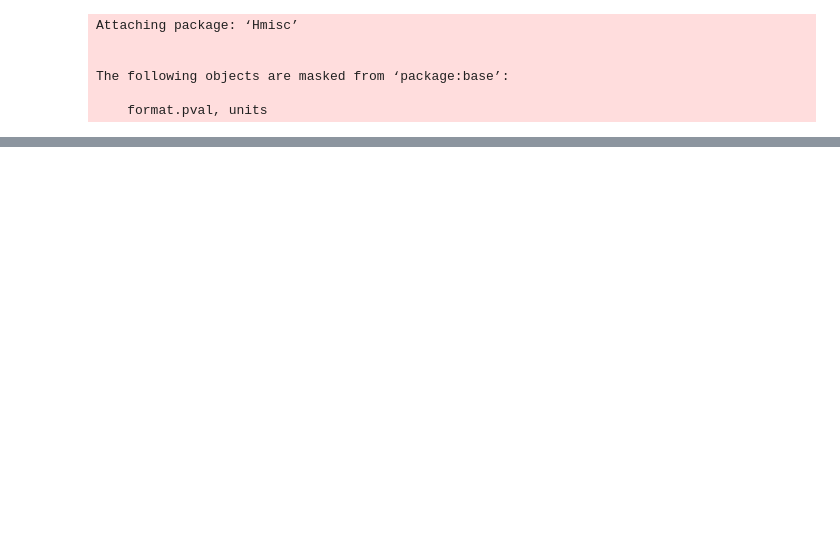
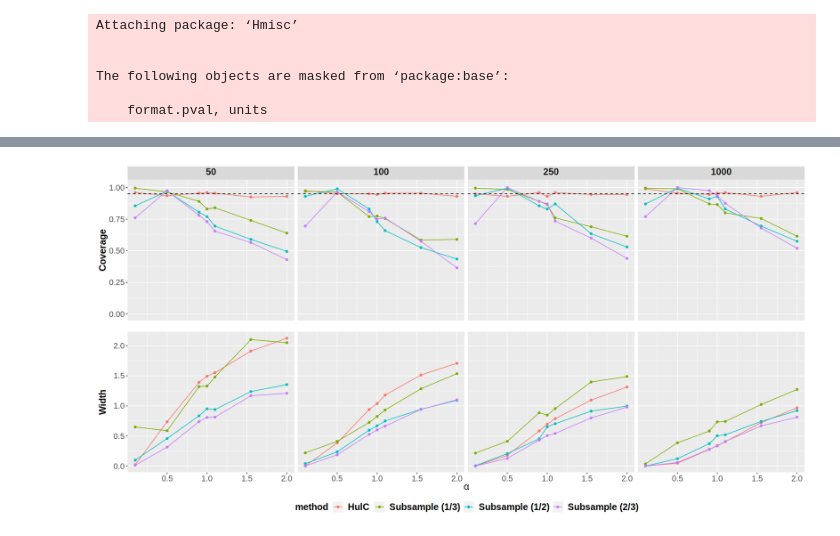
Before and after one commit to Arun-Kuchibhotla/HulC, a Jupyter notebook: R/HulC for Quantile Regression.ipynb, the cells around one changed output, grey strips where cells are left out. Saved outputs shown, nothing was run; the diff lists cells and outputs as text; code cells hidden in the pictures; blank space fills up the shorter version.

Commit message:
Quantile regression
Updated with one more sample size of 50.

```diff
--- a/R/HulC for Quantile Regression.ipynb
+++ b/R/HulC for Quantile Regression.ipynb
@@ -239,7 +257,7 @@ Confidence_Interval = function(dat,b,N=150,alpha,beta=(9:1)/10){
 }
 
 nrep <- 200
-nsamp_seq <- c(100, 250, 1000)
+nsamp_seq <- c(50, 100, 250, 1000)
 alpha_seq <- c(seq(0.1, 0.9, length = 3), 1, seq(1.1, 2, length = 3))
 methods <- c("HulC", "Subsample (1/3)", "Subsample (1/2)", "Subsample (2/3)")
 grid_new <- expand.grid(rep = 1:nrep, method = methods, nsamp = nsamp_seq, alpha = alpha_seq, width = 0, coverage = 0)
@@ -333,0 +315,39 @@ p2 <- ggplot(data = avg_width_cov, aes(x = alpha, y = mean_width, group = method
+# %%
+options(repr.plot.width=16, repr.plot.height=8)
+library("ggplot2")
+library(latex2exp)
+library(patchwork)
+p1 <- ggplot(avg_width_cov, aes(x = alpha, y=mean_coverage, group = method)) +
+        facet_wrap(~nsamp, nrow = 1) +
+        geom_line(aes(y = mean_coverage, color = method), linewidth = 0.5) +
+        geom_point(aes(y = mean_coverage, color = method)) + ylab('Coverage') + xlab('') +
+        # theme(legend.position="bottom") +
+        theme(plot.margin=unit(c(0,0,0,-.2), "cm"),
+            axis.text.x=element_blank(),
+            axis.ticks.x = element_blank(),
+            axis.text.y=element_text(size=13),
+            axis.text=element_text(size=12),
+            axis.title=element_text(size=15,face="bold"),
+            strip.text = element_text(size=15,face = "bold") ) +
+        ylim(c(0.0,1.01)) +
+        geom_hline(data = data.frame(yint=1-0.05, type="Coverage"), aes(yintercept = yint), linetype = "dashed")
+
+p2 <- ggplot(data = avg_width_cov, aes(x = alpha, y = mean_width, group = method)) +
+        facet_wrap(. ~ nsamp, nrow = 1) +
+        geom_line(aes(y = mean_width, color = method), linewidth = 0.5)  +
+        geom_point(aes(y = mean_width, color = method)) +
+        ylab('Width') +
+        xlab(TeX('$\\alpha$')) +
+        theme(plot.margin=unit(c(0,0,0,-.2), "cm"),
+            strip.background.x = element_blank(),
+            axis.text.x=element_text(size = 13),
+            axis.text.y=element_text(size=13),
+            axis.text=element_text(size=12),
+            strip.text.x = element_blank(),
+            axis.title=element_text(size=15,face="bold"),
+            strip.text = element_text(size=15,face = "bold") )
+# +
+#         geom_hline(data = data.frame(yint=1-0.05, type="Coverage"), aes(yintercept = yint), linetype = "dashed")
+(p1 / p2) + plot_layout(guides = "collect", ncol = 1) & theme(legend.position = 'bottom', legend.text=element_text(size=15, face = "bold"), legend.title=element_text(size = 15, face = "bold"))
+# %% [output]
+[figure, added]
```
Also changed, not shown: parts of 8 cells of this notebook, 2 other files.
